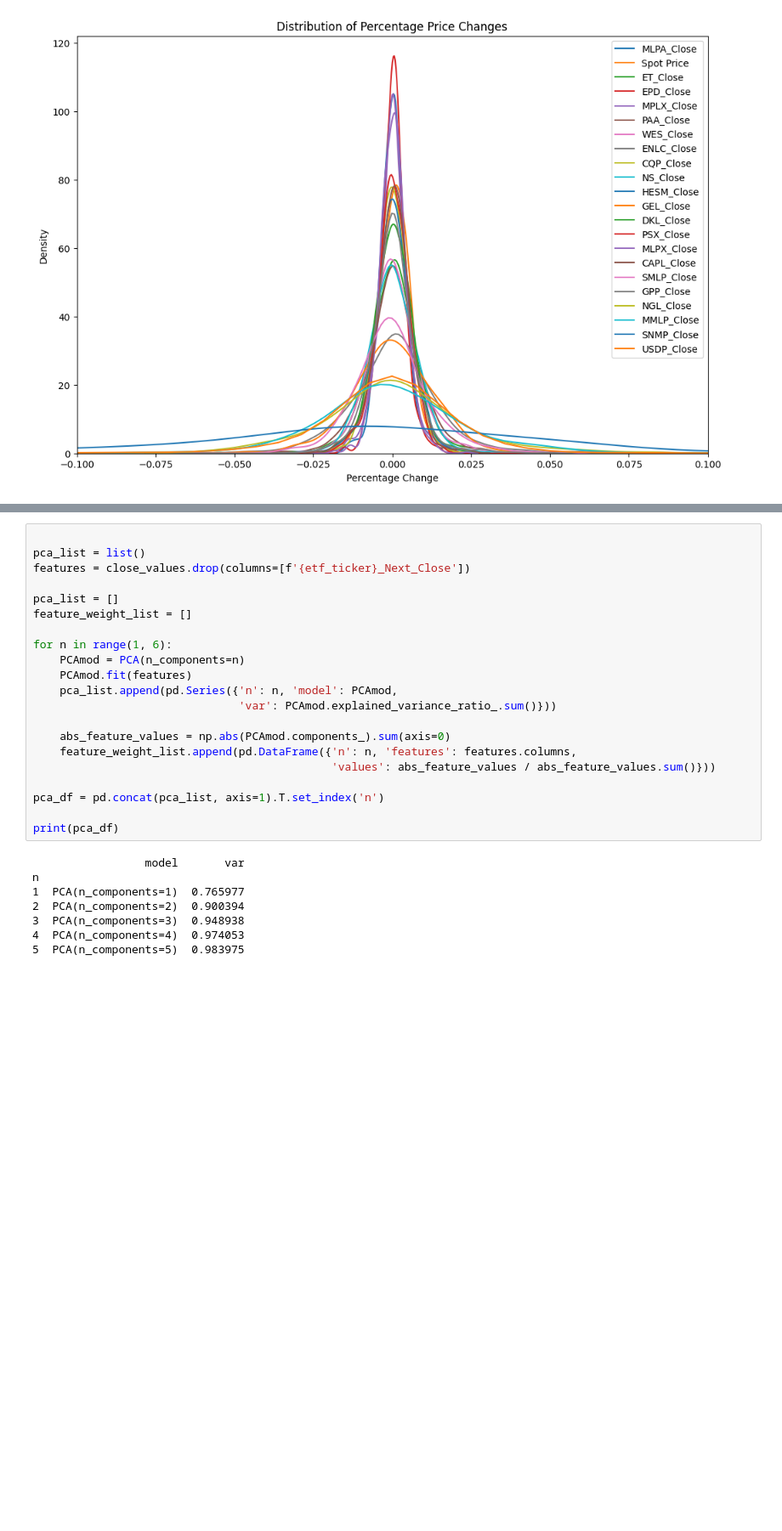
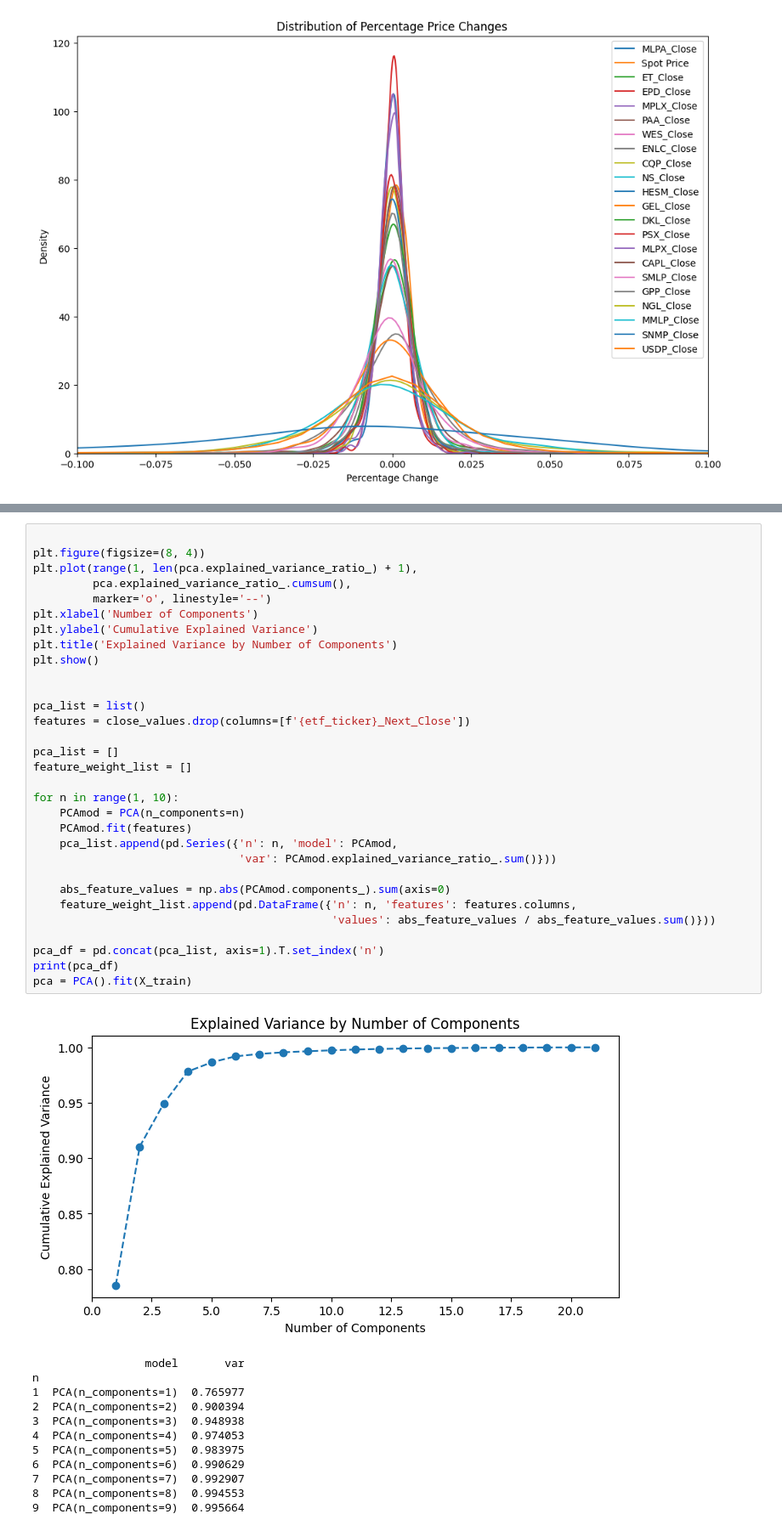
Before and after one commit to nchadburn/Stat598-FinalProject, a Jupyter notebook: MLPA PCA, Lasso, Ridge-2.ipynb, the cells around one changed output, grey strips where cells are left out. Shown at 85% size. Saved outputs shown, nothing was run; the diff lists cells and outputs as text; blank space fills up the shorter version.

```diff
--- a/MLPA PCA, Lasso, Ridge-2.ipynb
+++ b/MLPA PCA, Lasso, Ridge-2.ipynb
@@ -255,25 +357,36 @@ https://towardsdatascience.com/porting-ideas-to-math-a-step-by-step-derivation-o
 # %%
+
+plt.figure(figsize=(8, 4))
+plt.plot(range(1, len(pca.explained_variance_ratio_) + 1),
+         pca.explained_variance_ratio_.cumsum(),
+         marker='o', linestyle='--')
+plt.xlabel('Number of Components')
+plt.ylabel('Cumulative Explained Variance')
+plt.title('Explained Variance by Number of Components')
+plt.show()
+
 
 pca_list = list()
 features = close_values.drop(columns=[f'{etf_ticker}_Next_Close'])
 
 pca_list = []
 feature_weight_list = []
 
-for n in range(1, 6):
+for n in range(1, 10):
     PCAmod = PCA(n_components=n)
     PCAmod.fit(features)
     pca_list.append(pd.Series({'n': n, 'model': PCAmod,
                                'var': PCAmod.explained_variance_ratio_.sum()}))
 
     abs_feature_values = np.abs(PCAmod.components_).sum(axis=0)
     feature_weight_list.append(pd.DataFrame({'n': n, 'features': features.columns,
                                              'values': abs_feature_values / abs_feature_values.sum()}))
 
 pca_df = pd.concat(pca_list, axis=1).T.set_index('n')
-
 print(pca_df)
+pca = PCA().fit(X_train)
 # %% [output]
+[figure, added]
                  model       var
 n
 1  PCA(n_components=1)  0.765977
@@ -281,3 +394,7 @@ n
 3  PCA(n_components=3)  0.948938
 4  PCA(n_components=4)  0.974053
 5  PCA(n_components=5)  0.983975
+6  PCA(n_components=6)  0.990629
+7  PCA(n_components=7)  0.992907
+8  PCA(n_components=8)  0.994553
+9  PCA(n_components=9)  0.995664
```
Also changed, not shown: parts of 14 cells of this notebook.
